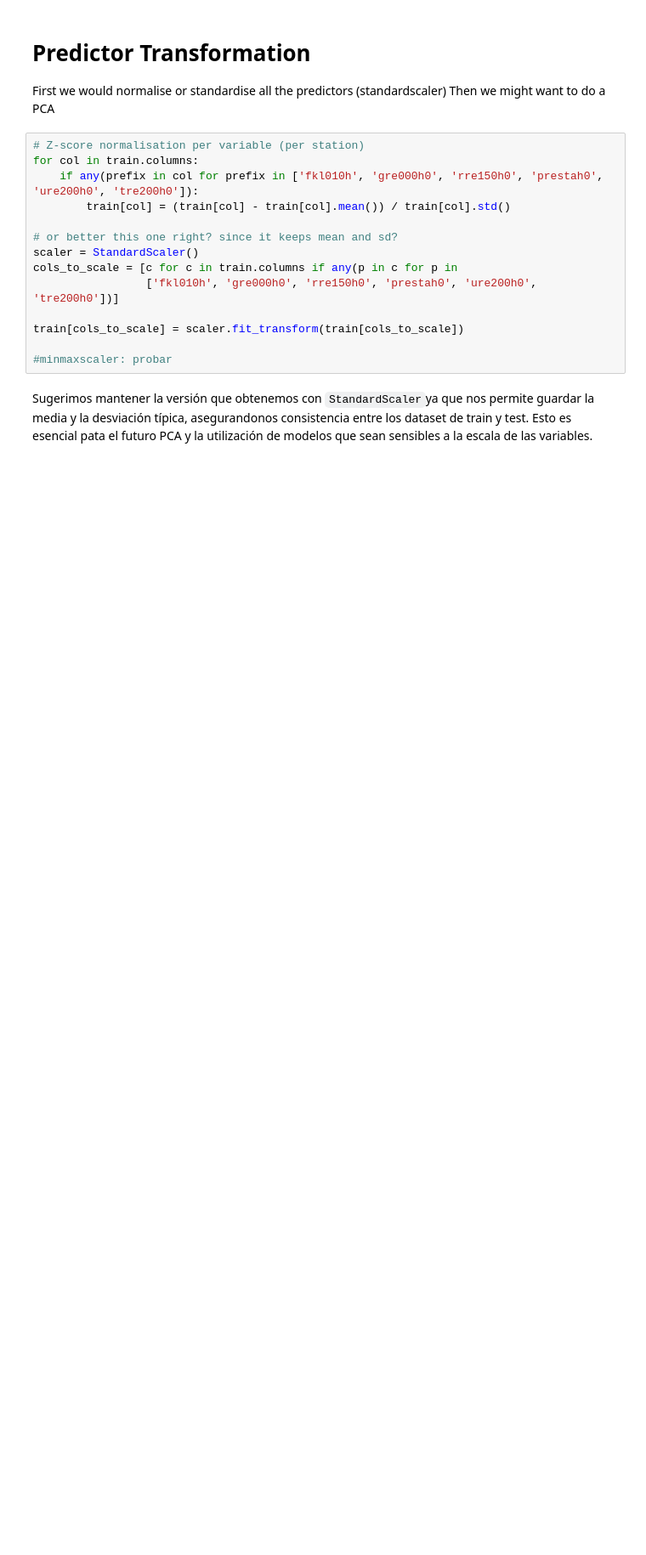
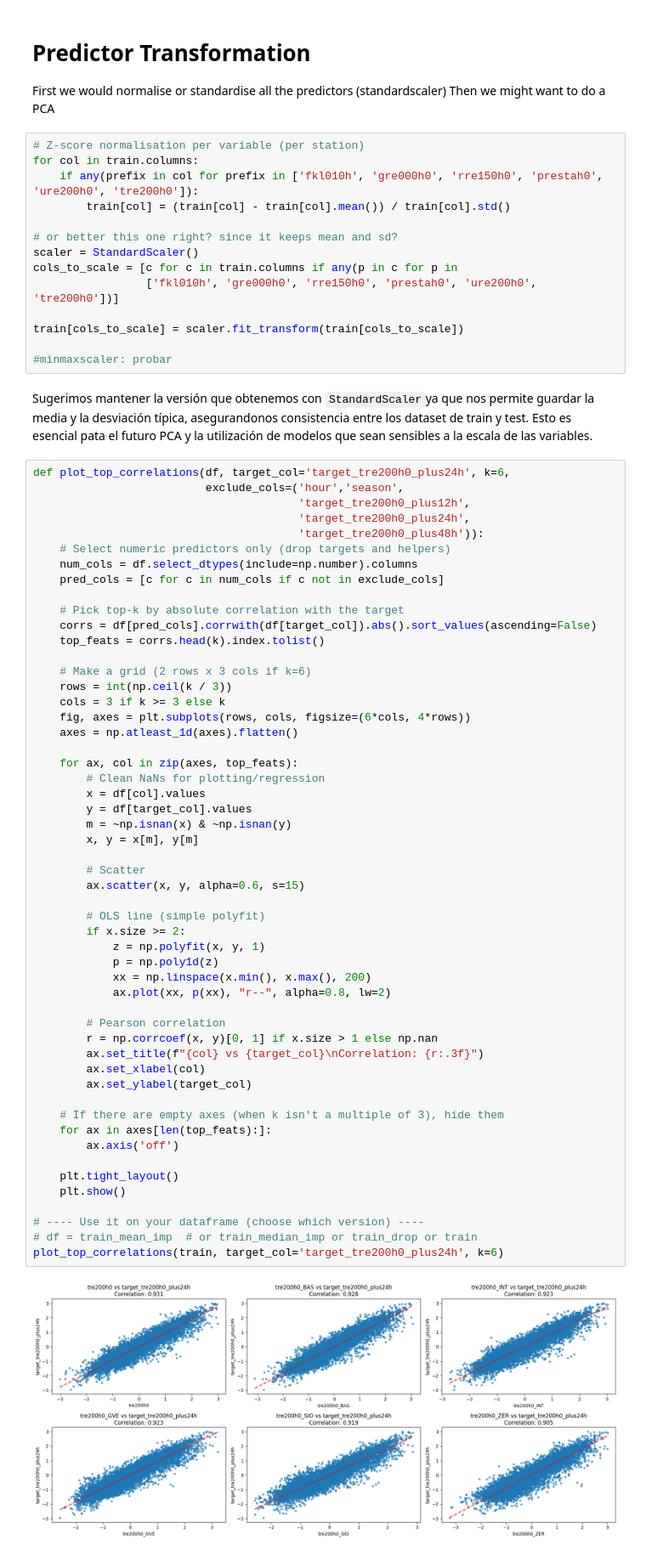
Before and after one commit to ivanldf13/MachineLearning2025, a Jupyter notebook: ML_Weather_Prediction/ml_weather_prediction.ipynb, the cells around one changed output. Shown at 85% size. Cells and saved outputs as stored; diff of their text form; blank space fills up the shorter version.

```diff
--- a/ML_Weather_Prediction/ml_weather_prediction.ipynb
+++ b/ML_Weather_Prediction/ml_weather_prediction.ipynb
@@ -519,3 +515,58 @@ train[cols_to_scale] = scaler.fit_transform(train[cols_to_scale])
 # %% [markdown]
 Sugerimos mantener la versión que obtenemos con `StandardScaler`ya que nos permite guardar la media y la desviación típica, asegurandonos consistencia entre los dataset de train y test.
 Esto es esencial pata el futuro PCA y la utilización de modelos que sean sensibles a la escala de las variables.
+# %%
+def plot_top_correlations(df, target_col='target_tre200h0_plus24h', k=6,
+                          exclude_cols=('hour','season',
+                                        'target_tre200h0_plus12h',
+                                        'target_tre200h0_plus24h',
+                                        'target_tre200h0_plus48h')):
+    # Select numeric predictors only (drop targets and helpers)
+    num_cols = df.select_dtypes(include=np.number).columns
+    pred_cols = [c for c in num_cols if c not in exclude_cols]
+
+    # Pick top-k by absolute correlation with the target
+    corrs = df[pred_cols].corrwith(df[target_col]).abs().sort_values(ascending=False)
+    top_feats = corrs.head(k).index.tolist()
+
+    # Make a grid (2 rows x 3 cols if k=6)
+    rows = int(np.ceil(k / 3))
+    cols = 3 if k >= 3 else k
+    fig, axes = plt.subplots(rows, cols, figsize=(6*cols, 4*rows))
+    axes = np.atleast_1d(axes).flatten()
+
+    for ax, col in zip(axes, top_feats):
+        # Clean NaNs for plotting/regression
+        x = df[col].values
+        y = df[target_col].values
+        m = ~np.isnan(x) & ~np.isnan(y)
+        x, y = x[m], y[m]
+
+        # Scatter
+        ax.scatter(x, y, alpha=0.6, s=15)
+
+        # OLS line (simple polyfit)
+        if x.size >= 2:
+            z = np.polyfit(x, y, 1)
+            p = np.poly1d(z)
+            xx = np.linspace(x.min(), x.max(), 200)
+            ax.plot(xx, p(xx), "r--", alpha=0.8, lw=2)
+
+        # Pearson correlation
+        r = np.corrcoef(x, y)[0, 1] if x.size > 1 else np.nan
+        ax.set_title(f"{col} vs {target_col}\nCorrelation: {r:.3f}")
+        ax.set_xlabel(col)
+        ax.set_ylabel(target_col)
+
+    # If there are empty axes (when k isn't a multiple of 3), hide them
+    for ax in axes[len(top_feats):]:
+        ax.axis('off')
+
+    plt.tight_layout()
+    plt.show()
+
+# ---- Use it on your dataframe (choose which version) ----
+# df = train_mean_imp  # or train_median_imp or train_drop or train
+plot_top_correlations(train, target_col='target_tre200h0_plus24h', k=6)
+# %% [output]
+[figure, added]
```
Also changed, not shown: parts of 7 cells of this notebook, 10 other files.
